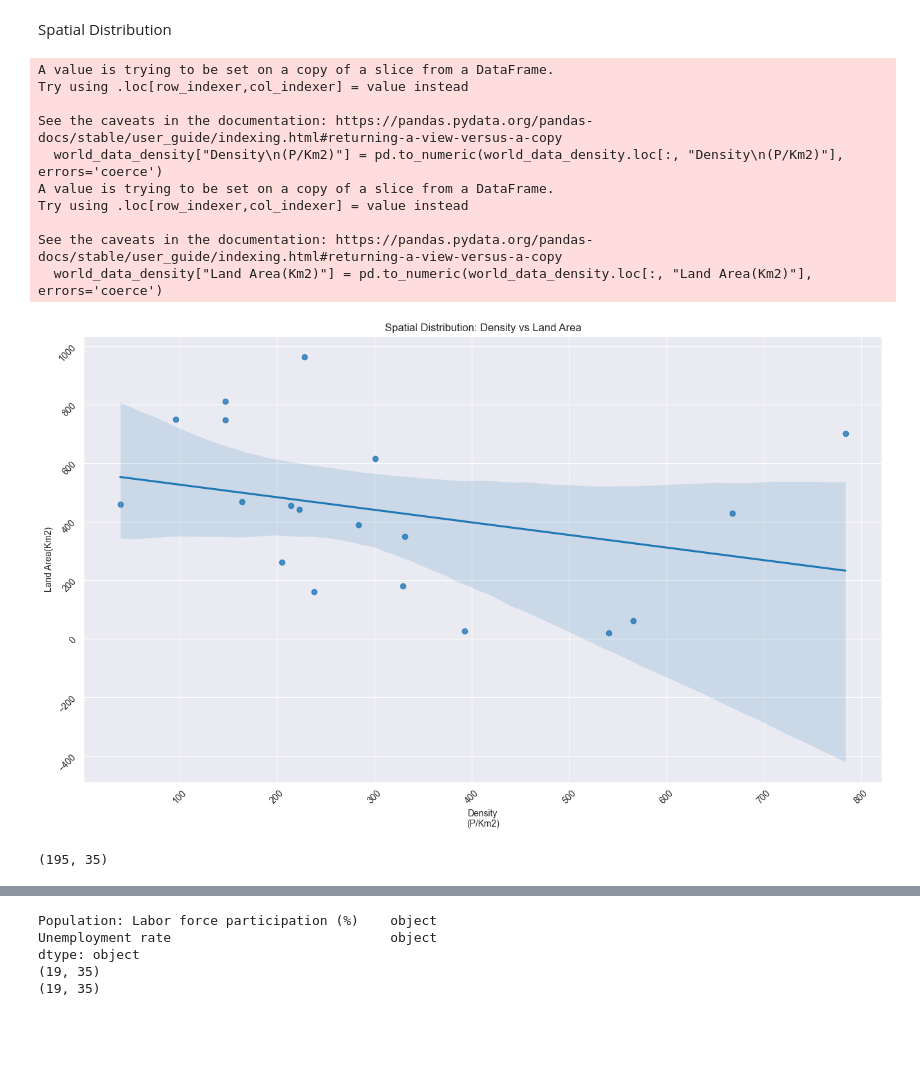
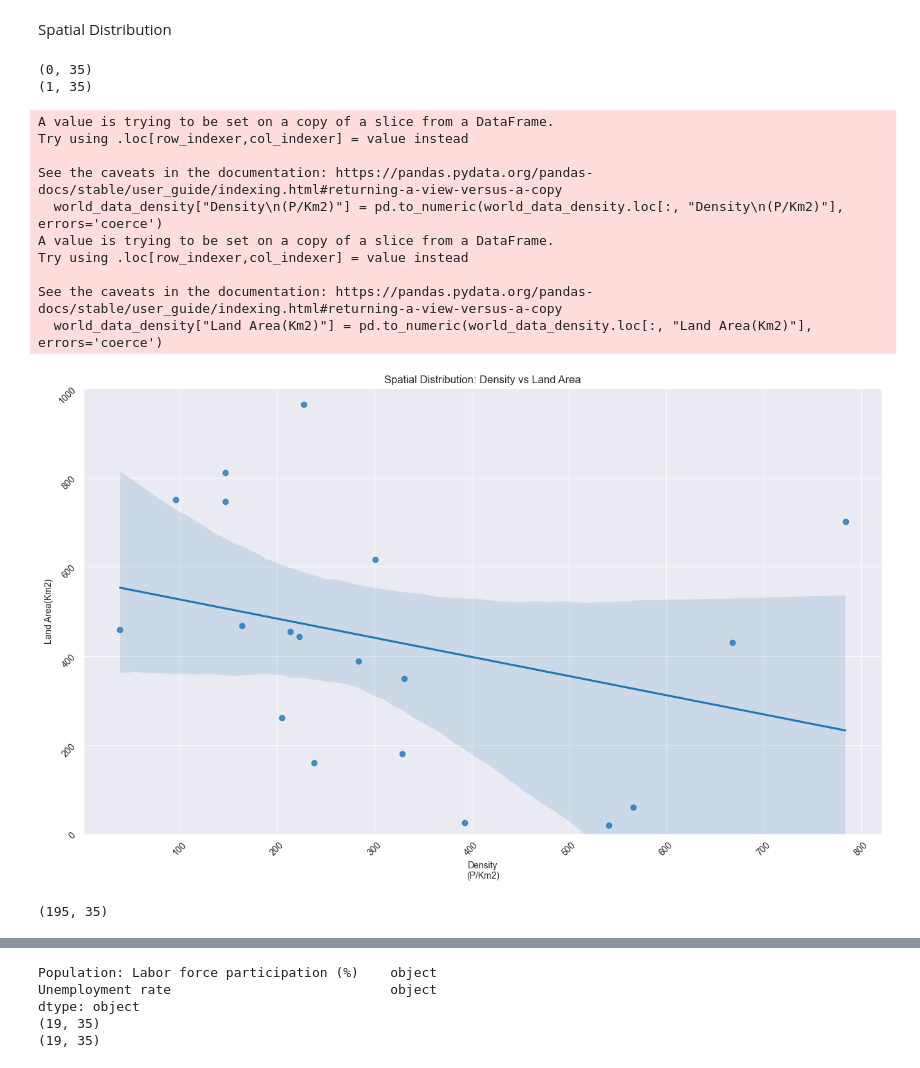
Before and after one commit to Kowallskiy/First_Data_Analysis, a Jupyter notebook: Analysis.ipynb, the cells around one changed output, grey strips where cells are left out. Drawn from its saved outputs; the diff is of its cells as text; code cells hidden in the pictures; blank space fills up the shorter version.

```diff
--- a/Analysis.ipynb
+++ b/Analysis.ipynb
@@ -17,35 +17,42 @@ world_data.shape
 (195, 35)
 # %% [markdown]
 Spatial Distribution
+# %%
+print(test_data.loc[test_data.loc[:, "Density\n(P/Km2)"].isnull()].shape)
+print(test_data.loc[test_data.loc[:, "Land Area(Km2)"].isnull()].shape)
+# %% [output]
+(0, 35)
+(1, 35)
 # %%
 # Drop missing values and transit the columns into numeric format
 world_data_density = test_data.dropna(subset=["Density\n(P/Km2)", "Land Area(Km2)"])
 world_data_density["Density\n(P/Km2)"] = pd.to_numeric(world_data_density.loc[:, "Density\n(P/Km2)"], errors='coerce')
 world_data_density["Land Area(Km2)"] = pd.to_numeric(world_data_density.loc[:, "Land Area(Km2)"], errors='coerce')
 
 
 # Seting the size of a figure
 plt.figure(figsize=(16, 9))
 
-# Creating scatterplot to study relationship between density and land are
+# Creating regplot to study relationship between density and land area
 sns.set_style('darkgrid')
 sns.regplot(x=world_data_density.loc[:, "Density\n(P/Km2)"], y=world_data_density.loc[:, "Land Area(Km2)"])
 plt.title("Spatial Distribution: Density vs Land Area")
 plt.xticks(rotation=45)
 plt.yticks(rotation=45)
+plt.ylim(0, 1000)
 
 plt.show()
 test_data.shape
 # %% [output]
 A value is trying to be set on a copy of a slice from a DataFrame.
 Try using .loc[row_indexer,col_indexer] = value instead
 
 See the caveats in the documentation: https://pandas.pydata.org/pandas-docs/stable/user_guide/indexing.html#returning-a-view-versus-a-copy
   world_data_density["Density\n(P/Km2)"] = pd.to_numeric(world_data_density.loc[:, "Density\n(P/Km2)"], errors='coerce')
 A value is trying to be set on a copy of a slice from a DataFrame.
 Try using .loc[row_indexer,col_indexer] = value instead
 
 See the caveats in the documentation: https://pandas.pydata.org/pandas-docs/stable/user_guide/indexing.html#returning-a-view-versus-a-copy
   world_data_density["Land Area(Km2)"] = pd.to_numeric(world_data_density.loc[:, "Land Area(Km2)"], errors='coerce')
-[figure, old version]
+[figure, new version]
 (195, 35)
```
Also changed, not shown: parts of 12 cells of this notebook, 15 other files.
